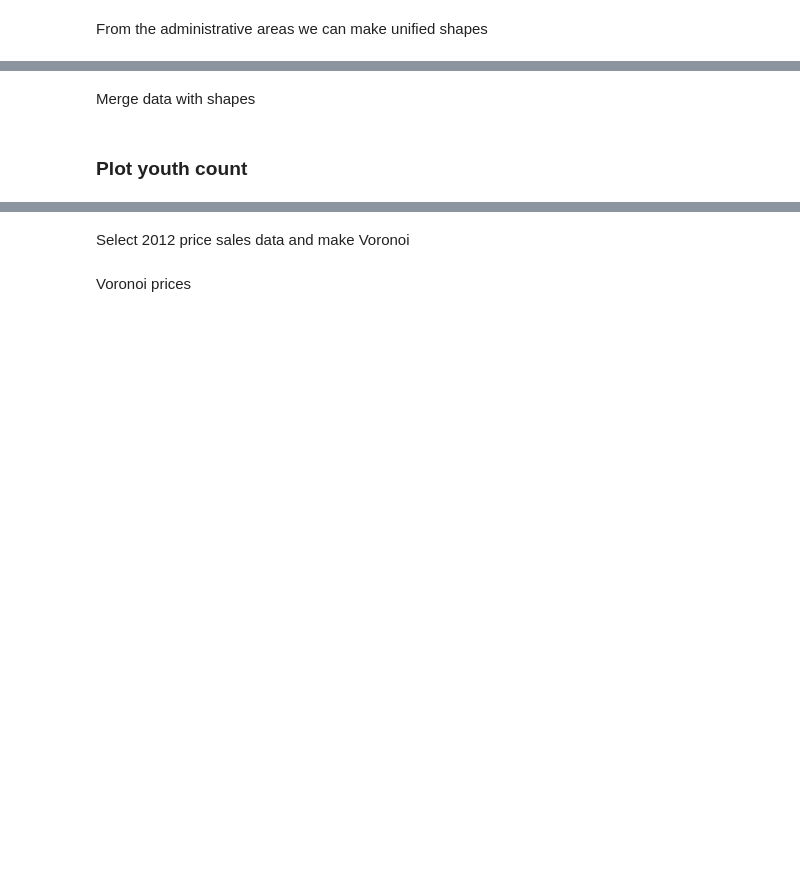
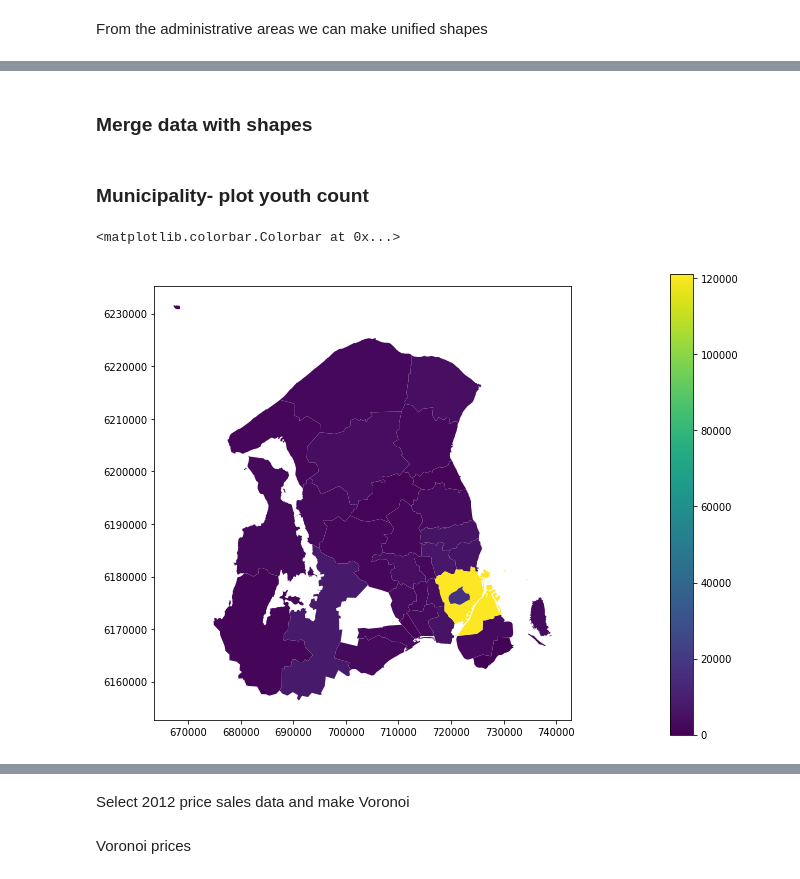
Before and after one commit to thornoe/topics_in_social_data_science, a Jupyter notebook: sessions/S9_Spatial-1/spatial_data_auxiliary.ipynb, the cells around one changed output, grey strips where cells are left out. Saved outputs shown, nothing was run; the diff lists cells and outputs as text; code cells hidden in the pictures; blank space fills up the shorter version.

```diff
--- a/sessions/S9_Spatial-1/spatial_data_auxiliary.ipynb
+++ b/sessions/S9_Spatial-1/spatial_data_auxiliary.ipynb
@@ -217,2 +242,2 @@ Use the example DST api and merge with municipal shapes
 # %% [markdown]
-Merge data with shapes
+### Merge data with shapes
@@ -219,7 +248,31 @@ Merge data with shapes
+# %%
+gdf_mun_young = kommuner.merge(youth_stats_mun[youth_stats_mun.year==2010])
+gdf_mun_young_cap_reg = gdf_mun_young[gdf_mun_young.intersects(cap_region)]
 # %%
 gdf_parish_young = sogne.merge(youth_stats[youth_stats.year==2010])
 
 # select capital region
 gdf_parish_young_cap_reg = gdf_parish_young[gdf_parish_young.intersects(cap_region)]
 # %% [markdown]
-### Plot youth count
+### Municipality- plot youth count
+# %%
+count_max = gdf_mun_young_cap_reg['Count of young (20-30)'].max()
+
+vmin, vmax = 0, count_max
+ax = gdf_mun_young_cap_reg\
+    .plot(column=c_count,
+          figsize=(11,8),
+          vmin=vmin,
+          vmax=vmax,
+          cmap='viridis')
+
+# add colorbar
+f_cph_young_count_mun = ax.get_figure()
+cax = f_cph_young_count_mun.add_axes([0.9, 0.1, 0.03, 0.8])
+sm = plt.cm.ScalarMappable(cmap='viridis', norm=plt.Normalize(vmin=vmin, vmax=vmax))
+# fake up the array of the scalar mappable. Urgh...
+sm._A = []
+f_cph_young_count_mun.colorbar(sm, cax=cax)
+# %% [output]
+<matplotlib.colorbar.Colorbar at 0x...>
+[figure, added]
```
Also changed, not shown: parts of 25 cells of this notebook.
